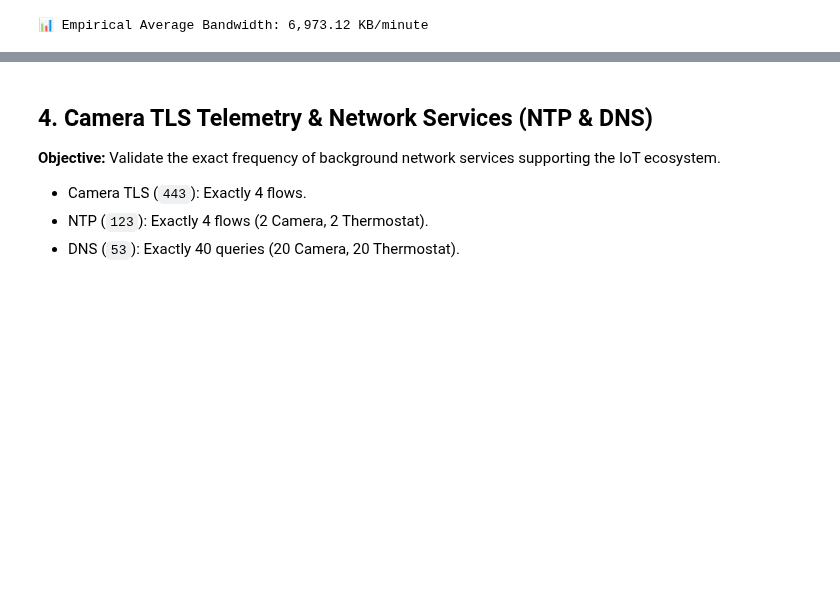
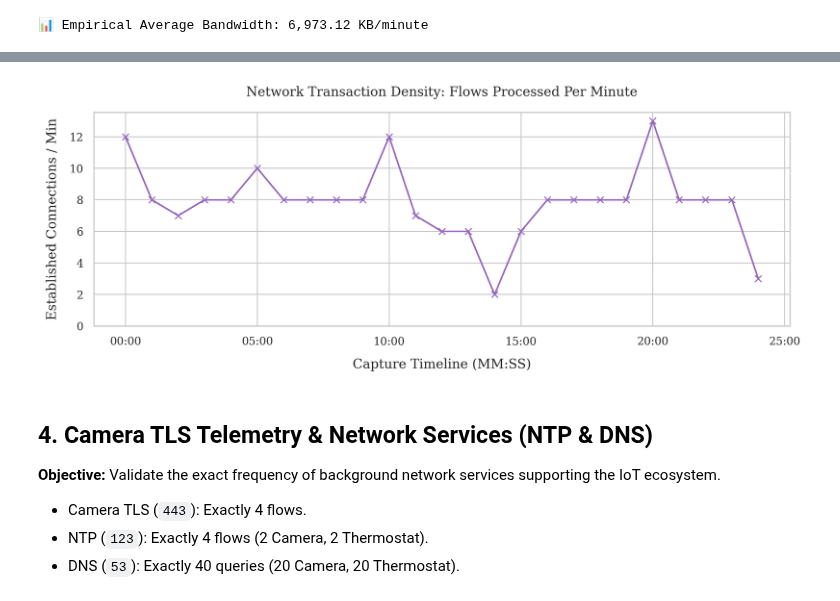
Before and after one commit to thismanera/iot_forensics_project, a Jupyter notebook: code/analysis/scenario1_analysis.ipynb, the cells around one changed output, grey strips where cells are left out. Drawn from its saved outputs; the diff is of its cells as text; code cells hidden in the pictures; blank space fills up the shorter version.

```diff
--- a/code/analysis/scenario1_analysis.ipynb
+++ b/code/analysis/scenario1_analysis.ipynb
@@ -203,3 +228,21 @@ print(f"📊 Empirical Average Bandwidth: {avg_kb_min:,.2f} KB/minute")
+# %%
+# Resample to count total flows instantiated per minute
+flows_per_minute = conn_df['uid'].resample('1min').count()
+
+fig, ax = plt.subplots(figsize=(10, 4))
+ax.plot(flows_per_minute.index, flows_per_minute.values, color='#9467bd', marker='x', linestyle='-', linewidth=1.5)
+
+ax.set_title("Network Transaction Density: Flows Processed Per Minute", pad=15)
+ax.set_xlabel("Capture Timeline (MM:SS)", labelpad=10)
+ax.set_ylabel("Established Connections / Min", labelpad=10)
+ax.xaxis.set_major_formatter(plt.matplotlib.dates.DateFormatter('%M:%S'))
+ax.set_ylim(bottom=0)
+
+plt.tight_layout()
+plt.savefig(os.path.join(OUTPUT_DIR, "network_flow_density.pdf"), format='pdf', bbox_inches='tight')
+plt.show()
+# %% [output]
+[figure, added]
 # %% [markdown]
 ## 4. Camera TLS Telemetry & Network Services (NTP & DNS)
 **Objective:** Validate the exact frequency of background network services supporting the IoT ecosystem.
```
Also changed, not shown: parts of 9 cells of this notebook.
